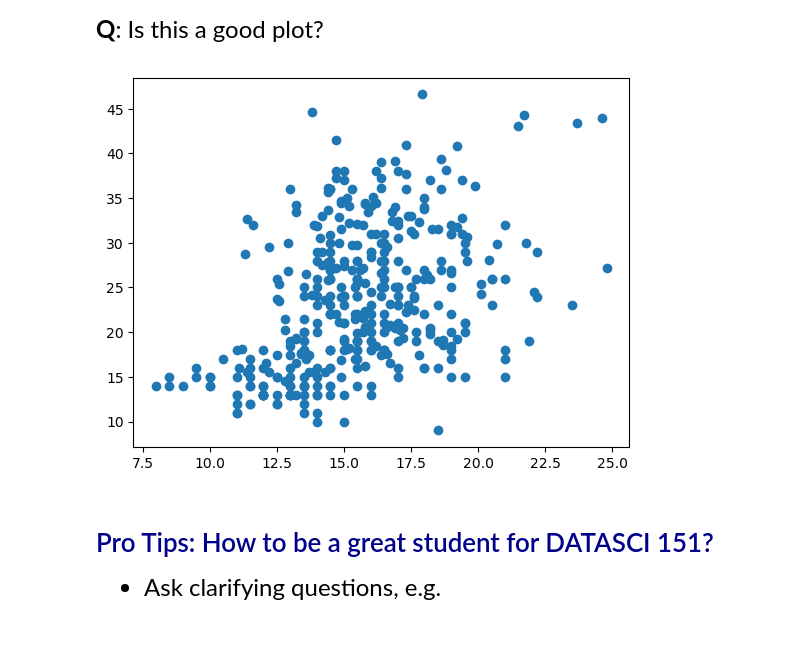
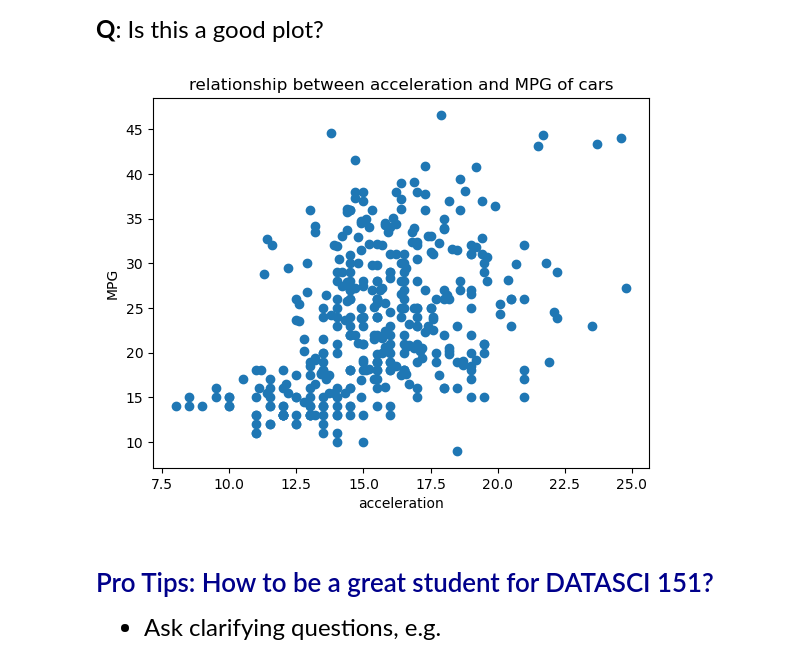
Before and after one commit to AnjiojioL/datasci151spring2026, a Jupyter notebook: lecture_02/lecture_02_mycooy.ipynb, the cells around one changed output. Saved outputs shown, nothing was run; the diff lists cells and outputs as text; code cells hidden in the pictures; blank space fills up the shorter version.

```diff
--- a/lecture_02/lecture_02_mycooy.ipynb
+++ b/lecture_02/lecture_02_mycooy.ipynb
@@ -396,9 +399,12 @@ plt.show()
 # %%
 # Try another scatter plot with x = "acceleration"
 plt.scatter(x = carfeatures['acceleration'], y = carfeatures['mpg'])
+plt.xlabel("acceleration")
+plt.ylabel("MPG")
+plt.title("relationship between acceleration and MPG of cars")
 plt.show()
 # %% [output]
-[figure, old version]
+[figure, new version]
 # %% [markdown]
 
 
```
Also changed, not shown: parts of 1 cell of this notebook.
